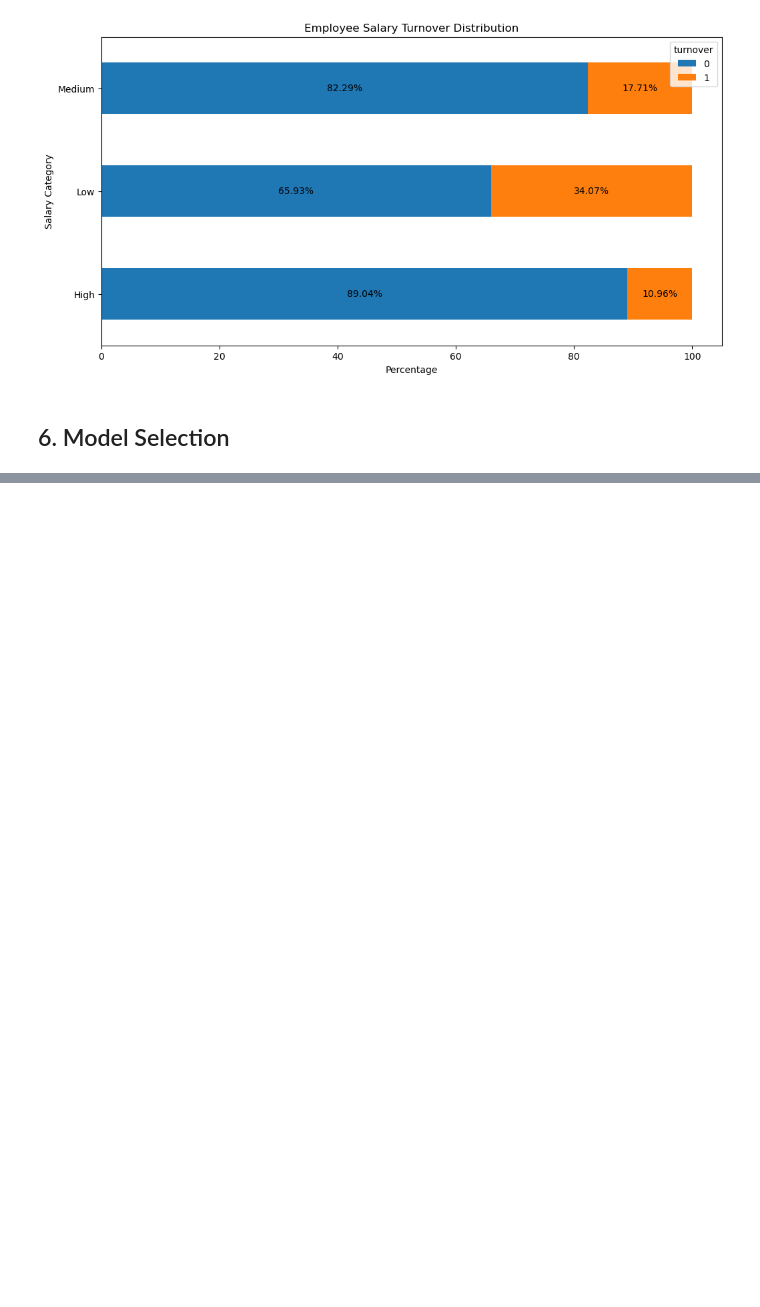
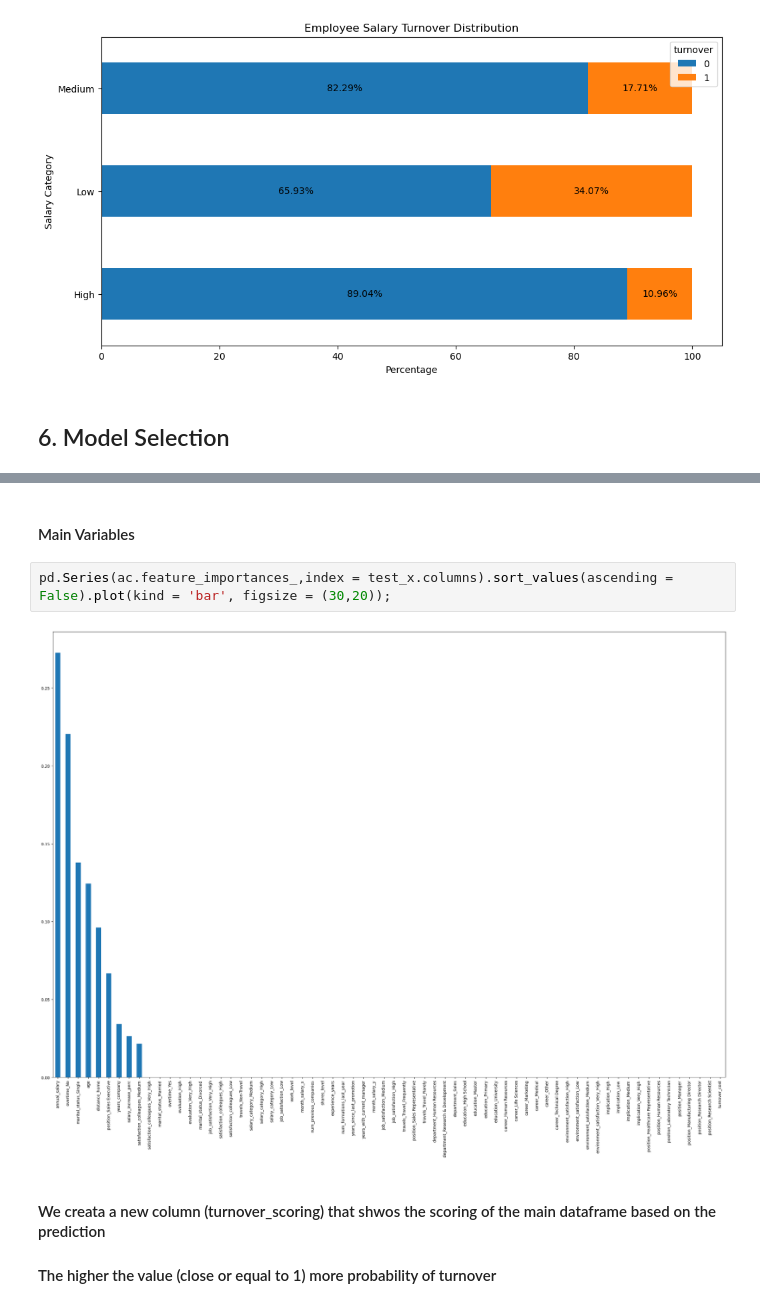
Before and after one commit to jalexisg/PDA-Data-Science-project, a Jupyter notebook: project.ipynb, the cells around one changed output, grey strips where cells are left out. Cells and saved outputs as stored; diff of their text form; blank space fills up the shorter version.

```diff
--- a/project.ipynb
+++ b/project.ipynb
@@ -458,0 +585,9 @@ plt.show()
+# %% [markdown]
+#### Main Variables
+# %%
+pd.Series(ac.feature_importances_,index = test_x.columns).sort_values(ascending = False).plot(kind = 'bar', figsize = (30,20));
+# %% [output]
+[figure, added]
+# %% [markdown]
+#### We creata a new column (turnover_scoring) that shwos the scoring of the main dataframe based on the prediction
+#### The higher the value (close or equal to 1) more probability of turnover
```
Also changed, not shown: parts of 34 cells of this notebook, 1 other file.
